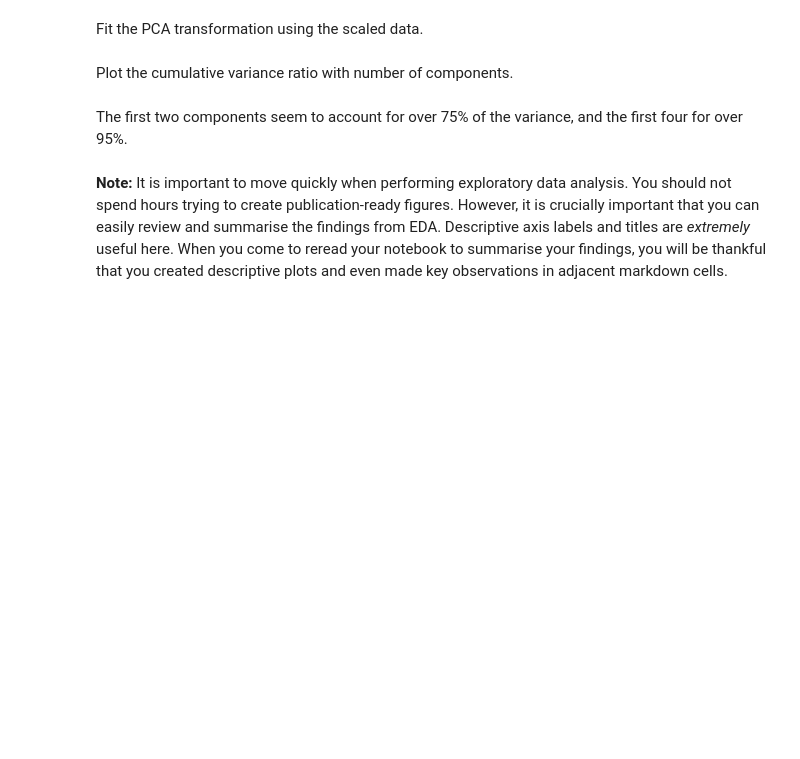
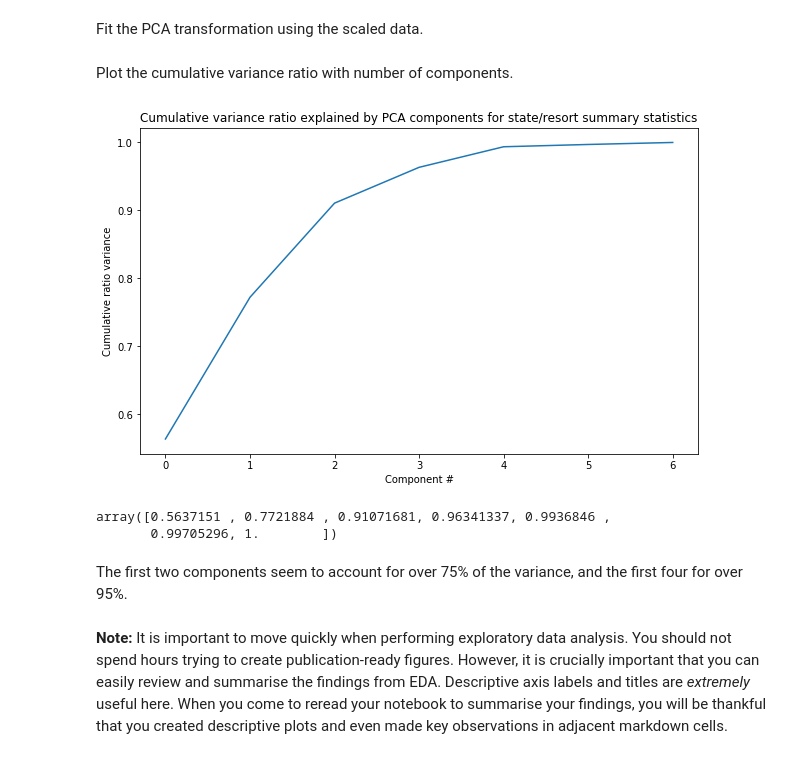
Before and after one commit to Libiv/DataScienceGuidedCapstone, a Jupyter notebook: Notebooks/03_exploratory_data_analysis.ipynb, the cells around one changed output. Drawn from its saved outputs; the diff is of its cells as text; code cells hidden in the pictures; blank space fills up the shorter version.

```diff
--- a/Notebooks/03_exploratory_data_analysis.ipynb
+++ b/Notebooks/03_exploratory_data_analysis.ipynb
@@ -88,4 +90,4 @@ ski_data.head()
 # %% [markdown]
 ### 3.4.2 State-wide summary data<a id='3.4.2_State-wide_summary_data'></a>
 # %%
-state_summary = pd.read_csv('data/state_summary.csv')
+state_summary = pd.read_csv('../data/state_summary.csv')
@@ -193,9 +313,9 @@ You only want numeric data here, although you don't want to lose track of the st
 # %%
 #Code task 1#
 #Create a new dataframe, `state_summary_scale` from `state_summary` whilst setting the index to 'state'
-state_summary_scale = state_summary.set_index(___)
+state_summary_scale = state_summary.set_index('state')
 #Save the state labels (using the index attribute of `state_summary_scale`) into the variable 'state_summary_index'
-state_summary_index = state_summary_scale.___
+state_summary_index = state_summary_scale.index
 #Save the column names (using the `columns` attribute) of `state_summary_scale` into the variable 'state_summary_columns'
-state_summary_columns = state_summary_scale.___
+state_summary_columns = state_summary_scale.columns
 state_summary_scale.head()
@@ -251,15 +413,23 @@ Plot the cumulative variance ratio with number of components.
 # %%
 #Code task 6#
 #Call the `cumsum()` method on the 'explained_variance_ratio_' attribute of `state_pca` and
 #create a line plot to visualize the cumulative explained variance ratio with number of components
 #Set the xlabel to 'Component #', the ylabel to 'Cumulative ratio variance', and the
 #title to 'Cumulative variance ratio explained by PCA components for state/resort summary statistics'
 #Hint: remember the handy ';' at the end of the last plot call to suppress that untidy output
 plt.subplots(figsize=(10, 6))
-plt.plot(state_pca.explained_variance_ratio_.___)
-plt.xlabel(___)
-plt.ylabel(___)
-plt.title(___);
+plt.plot(state_pca.explained_variance_ratio_.cumsum())
+plt.xlabel('Component #')
+plt.ylabel('Cumulative ratio variance')
+plt.title('Cumulative variance ratio explained by PCA components for state/resort summary statistics');
+# %% [output]
+[figure, added]
+# %%
+#
+state_pca.explained_variance_ratio_.cumsum()
+# %% [output]
+array([0.5637151 , 0.7721884 , 0.91071681, 0.96341337, 0.9936846 ,
+       0.99705296, 1.        ])
 # %% [markdown]
 The first two components seem to account for over 75% of the variance, and the first four for over 95%.
 # %% [markdown]
```
Also changed, not shown: parts of 65 cells of this notebook, 3 other files.
